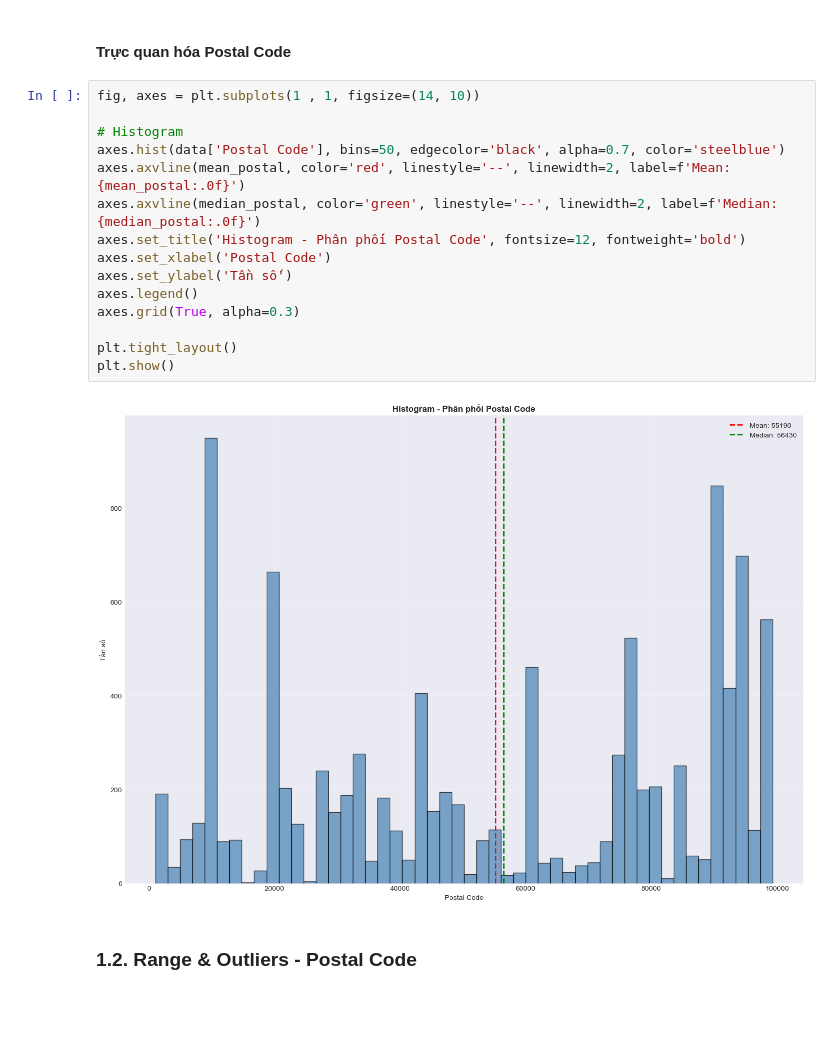
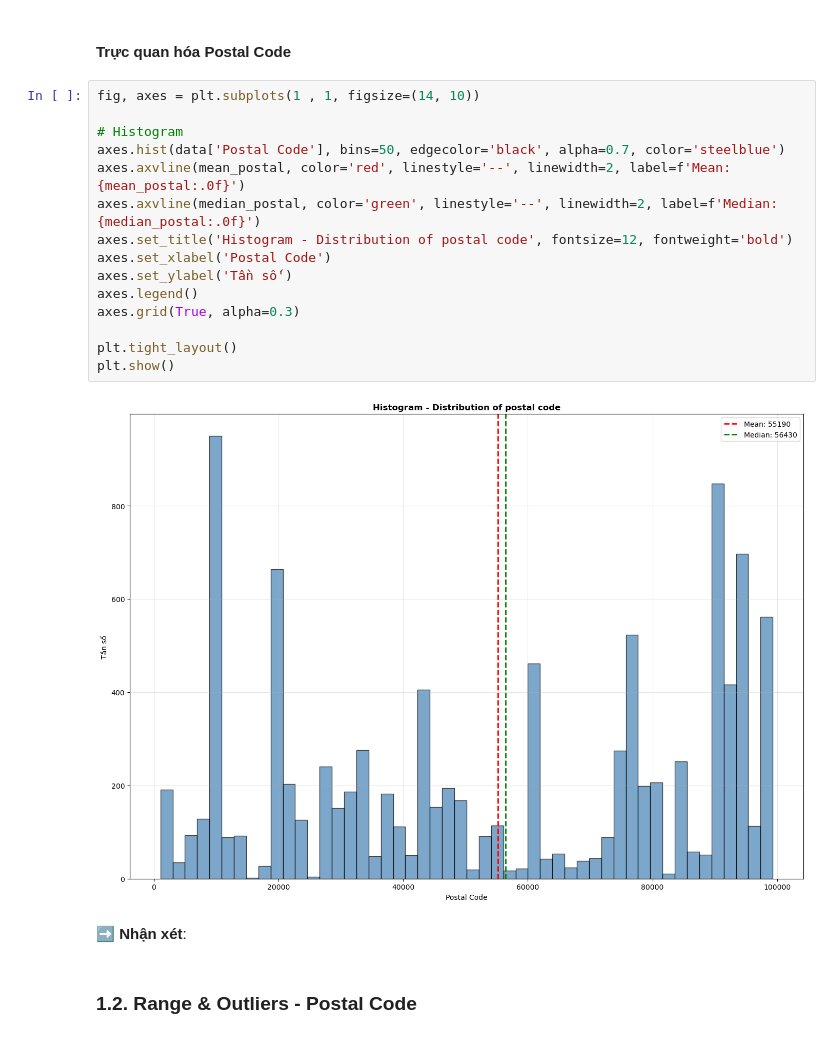
Before and after one commit to TThanhc/Superstore_Sales_Analysis, a Jupyter notebook: Data_CEPA.ipynb, the cells around one changed output. Saved outputs shown, nothing was run; the diff lists cells and outputs as text; blank space fills up the shorter version.

```diff
--- a/Data_CEPA.ipynb
+++ b/Data_CEPA.ipynb
@@ -405,20 +405,22 @@ PHÂN TÍCH POSTAL CODE - DISTRIBUTION & CENTRAL TENDENCY
 # %%
 fig, axes = plt.subplots(1 , 1, figsize=(14, 10))
 
 # Histogram
 axes.hist(data['Postal Code'], bins=50, edgecolor='black', alpha=0.7, color='steelblue')
 axes.axvline(mean_postal, color='red', linestyle='--', linewidth=2, label=f'Mean: {mean_postal:.0f}')
 axes.axvline(median_postal, color='green', linestyle='--', linewidth=2, label=f'Median: {median_postal:.0f}')
-axes.set_title('Histogram - Phân phối Postal Code', fontsize=12, fontweight='bold')
+axes.set_title('Histogram - Distribution of postal code', fontsize=12, fontweight='bold')
 axes.set_xlabel('Postal Code')
 axes.set_ylabel('Tần số')
 axes.legend()
 axes.grid(True, alpha=0.3)
 
 plt.tight_layout()
 plt.show()
 # %% [output]
-[figure, old version]
+[figure, new version]
+# %% [markdown]
+➡️ **Nhận xét**:
 # %% [markdown]
 ### 1.2. Range & Outliers - Postal Code
 # %%
```
Also changed, not shown: parts of 33 cells of this notebook.
